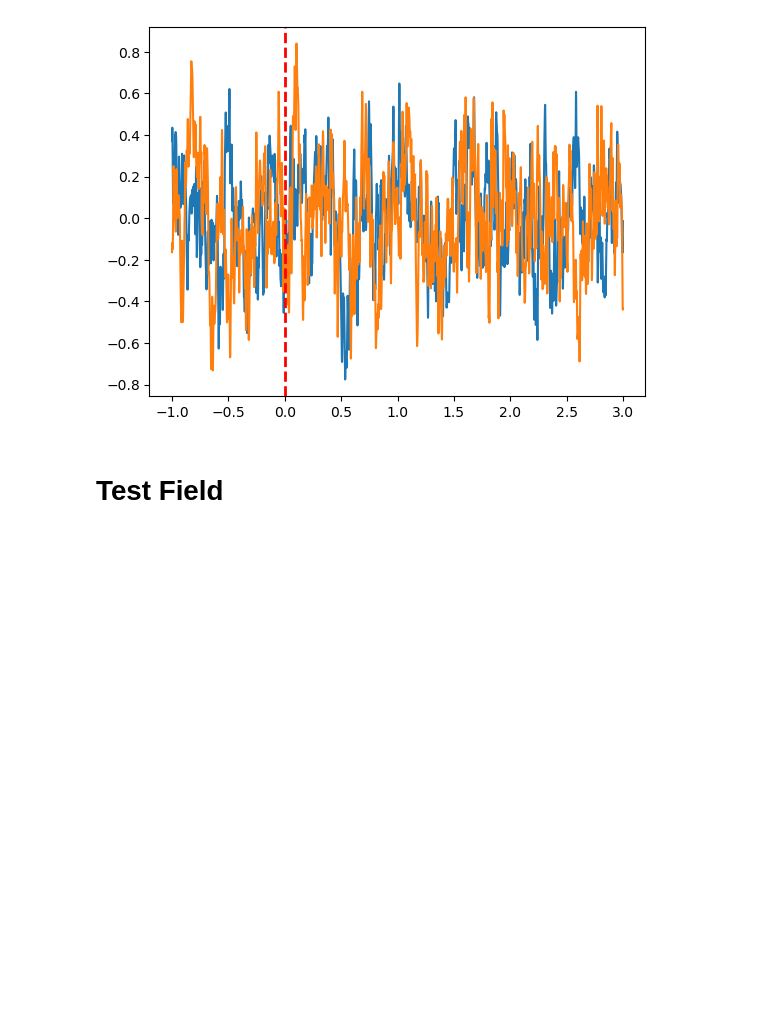
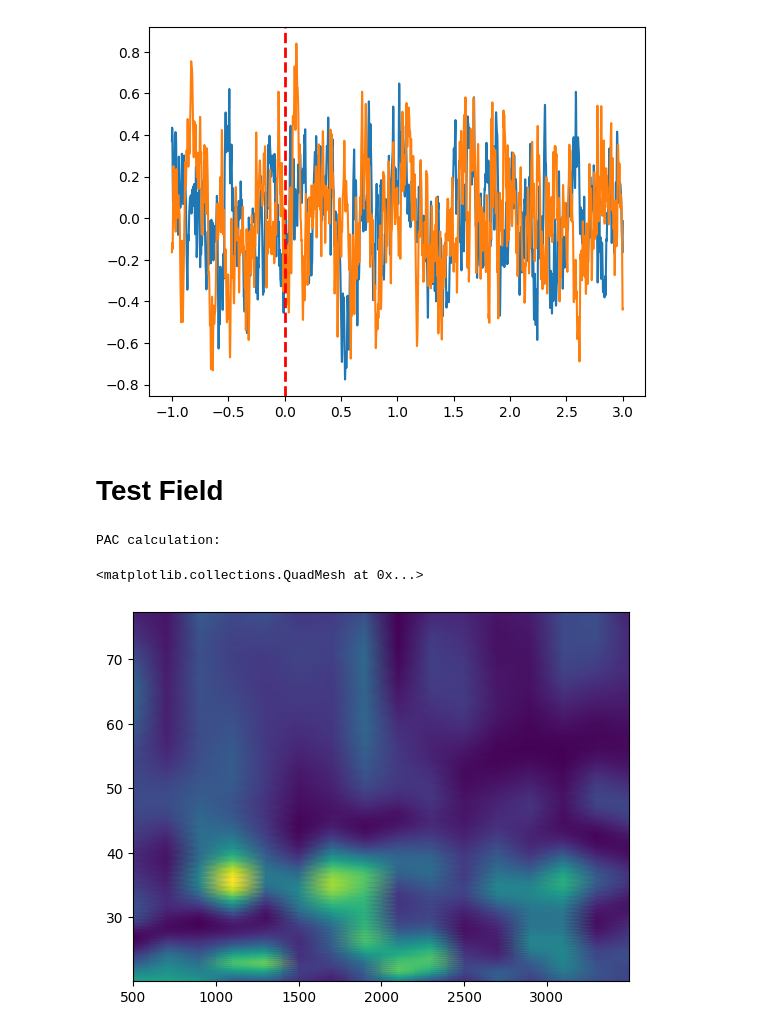
Before and after one commit to ArmanMehr/LFP_Signal_Analysis, a Jupyter notebook: main.ipynb, the cells around one changed output. Saved outputs shown, nothing was run; the diff lists cells and outputs as text; code cells hidden in the pictures; blank space fills up the shorter version.

```diff
--- a/main.ipynb
+++ b/main.ipynb
@@ -39,3 +40,15 @@ plt.show()
 # Test Field
 # %%
 loaded_data = load.read_ppdata('./Data/data_pp.pkl')
+# %%
+# Calculation of dynamic PAC
+PAC_all, tt, fph, famp = PAC.PAC_varTime_ts(loaded_data['ev20']['data'][0,:,0],loaded_data['ev20']['data'][3,:,0],loaded_data['srate'])
+# %% [output]
+PAC calculation:
+# %%
+PAC_m = np.mean(PAC_all,axis=1)
+PAC_m.shape
+plt.pcolormesh(tt,famp,PAC_m.T, shading='gouraud')
+# %% [output]
+<matplotlib.collections.QuadMesh at 0x...>
+[figure, added]
```
Also changed, not shown: parts of 2 cells of this notebook, 2 other files.
